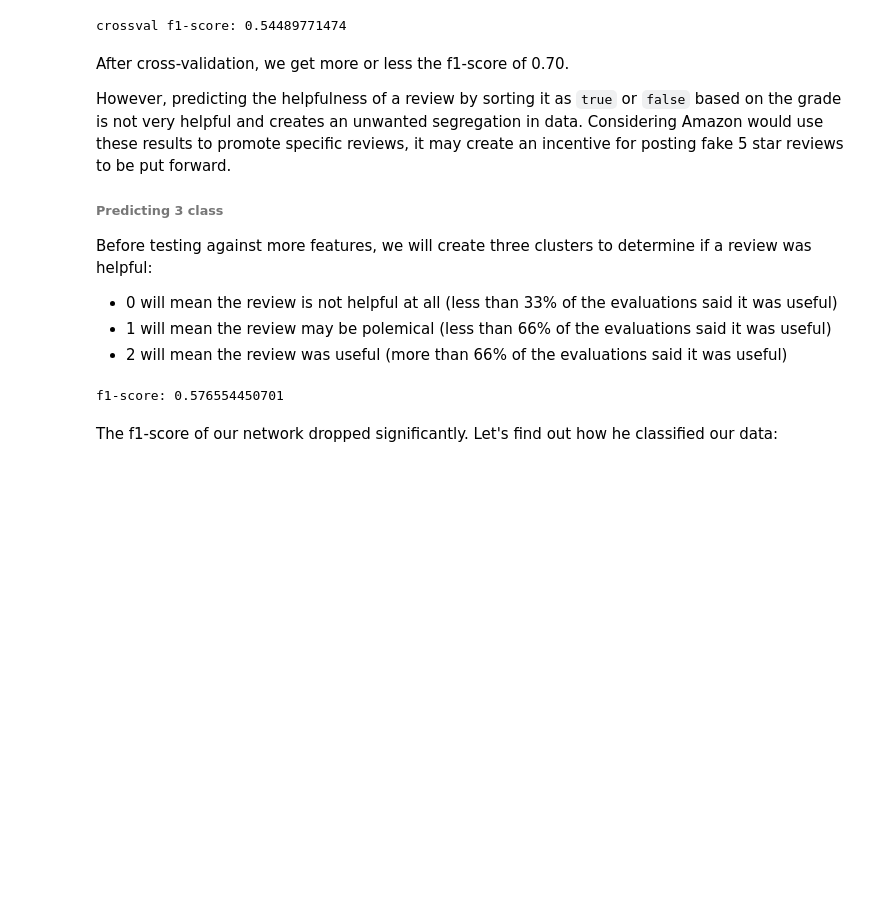
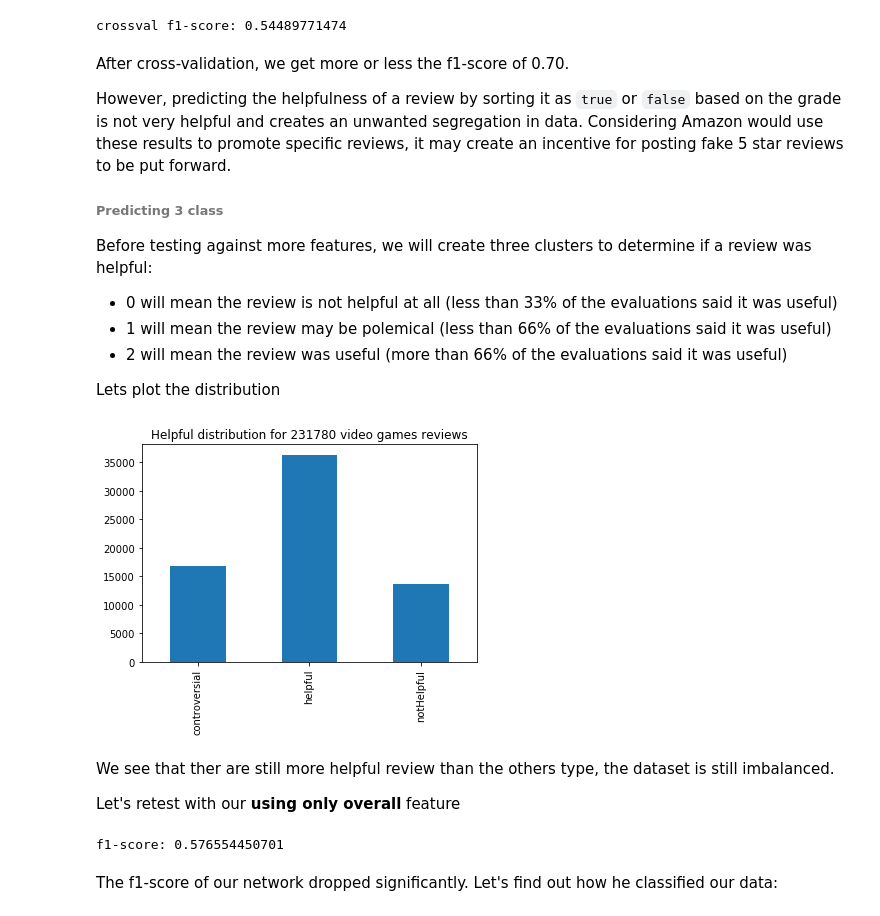
Before and after one commit to adamazon/adamazon-code, a Jupyter notebook: Project.ipynb, the cells around one changed output. Drawn from its saved outputs; the diff is of its cells as text; code cells hidden in the pictures; blank space fills up the shorter version.

Commit message:
Distribution 3 class

```diff
--- a/Project.ipynb
+++ b/Project.ipynb
@@ -845,16 +845,31 @@ Before testing against more features, we will create three clusters to determine
 - 0 will mean the review is not helpful at all (less than 33% of the evaluations said it was useful)
 - 1 will mean the review may be polemical (less than 66% of the evaluations said it was useful)
 - 2 will mean the review was useful (more than 66% of the evaluations said it was useful)
+
+Lets plot the distribution
 # %%
 helpful_video_games2 = helpful_video_games.copy()
 helpful_video_games2['wasHelpful'] = helpful_video_games.helpfulRate.map(lambda x: 'notHelpful' if x < 0.33 else 'controversial' if x < 0.66 else 'helpful')
 
 label_encoder2 = LabelEncoder()
 label_encoder2.fit_transform(helpful_video_games2['wasHelpful'])
 
-clf, x, y = train_network(helpful_video_games2, ['overall'], 100)
+groupby_helpful = helpful_video_games2.groupby('wasHelpful')
+
+groupby_helpful['overall'].count().plot.bar(title='Helpful distribution for ' + str(len(video_games)) + ' video games reviews');
+ax1 = plt.axes()
+ax1.xaxis.label.set_visible(False)
+plt.show()
 # %% [output]
-f1-score: 0.576554450701
+[figure, added]
+# %% [markdown]
+We see that ther are still more helpful review than the others type, the dataset is still imbalanced.
+
+Let's retest with our **using only overall** feature
+# %%
+clf, x, y = train_network(helpful_video_games2, ['overall'], 100)
+# %% [output]
+f1-score: 0.576554450701
 # %% [markdown]
 The f1-score of our network dropped significantly. Let's find out how he classified our data:
 # %%
```
